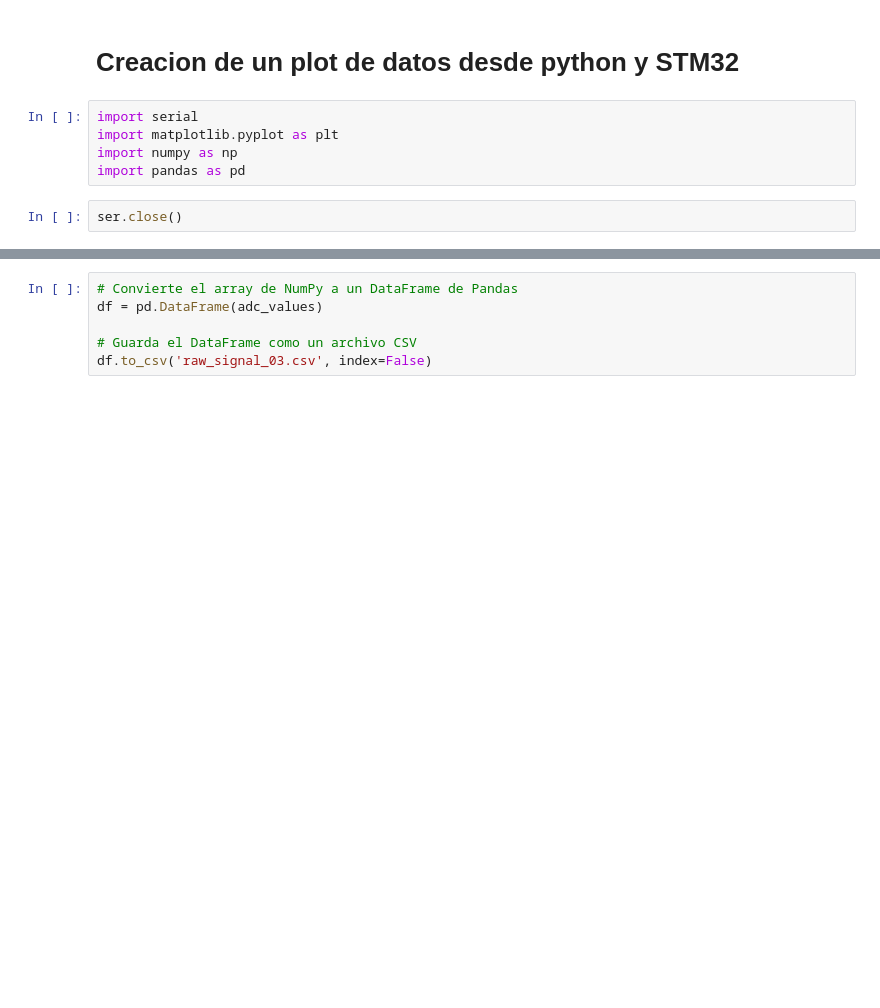
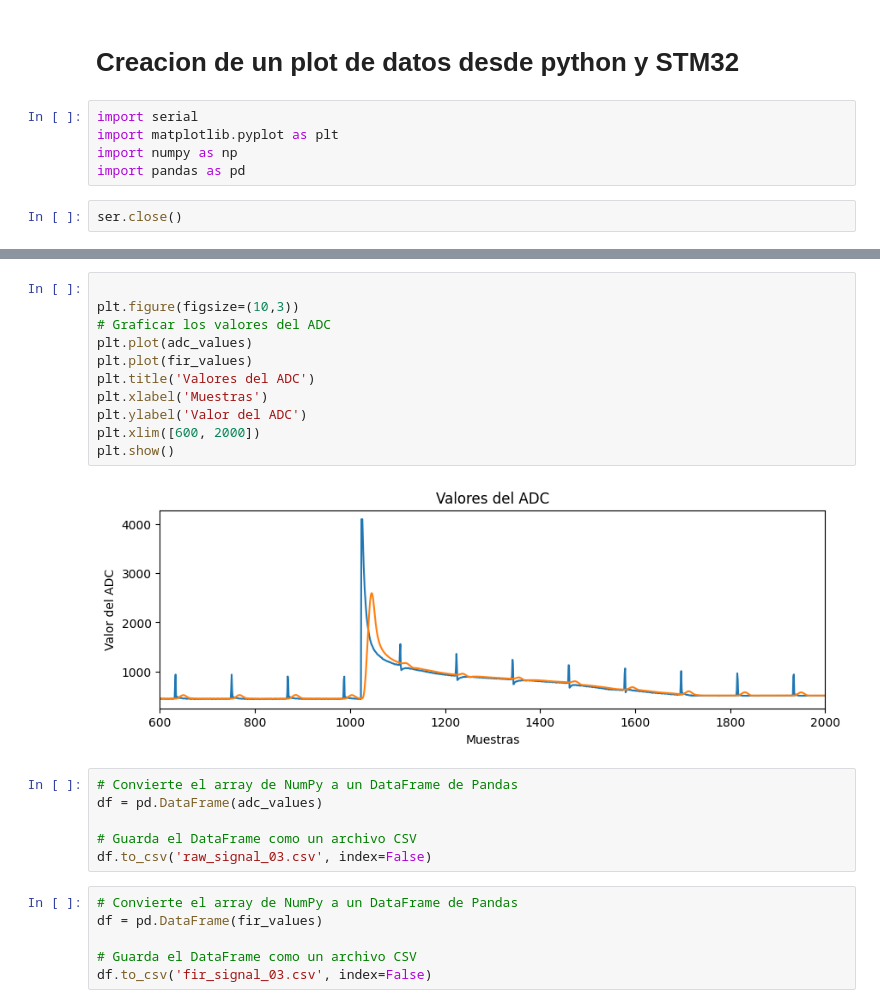
Before and after one commit to fabioc9675/TrapezoidalShaper_Prj, a Jupyter notebook: Stm32/Dpp_counter/Python/SerialPlot.ipynb, the cells around one changed output, grey strips where cells are left out. Cells and saved outputs as stored; diff of their text form; blank space fills up the shorter version.

```diff
--- a/Stm32/Dpp_counter/Python/SerialPlot.ipynb
+++ b/Stm32/Dpp_counter/Python/SerialPlot.ipynb
@@ -39,6 +54,25 @@ plt.show()
+# %%
+
+plt.figure(figsize=(10,3))
+# Graficar los valores del ADC
+plt.plot(adc_values)
+plt.plot(fir_values)
+plt.title('Valores del ADC')
+plt.xlabel('Muestras')
+plt.ylabel('Valor del ADC')
+plt.xlim([600, 2000])
+plt.show()
+# %% [output]
+[figure, added]
 # %%
 # Convierte el array de NumPy a un DataFrame de Pandas
 df = pd.DataFrame(adc_values)
 
 # Guarda el DataFrame como un archivo CSV
 df.to_csv('raw_signal_03.csv', index=False)
+# %%
+# Convierte el array de NumPy a un DataFrame de Pandas
+df = pd.DataFrame(fir_values)
+
+# Guarda el DataFrame como un archivo CSV
+df.to_csv('fir_signal_03.csv', index=False)
```
Also changed, not shown: parts of 3 cells of this notebook, 43 other files.
